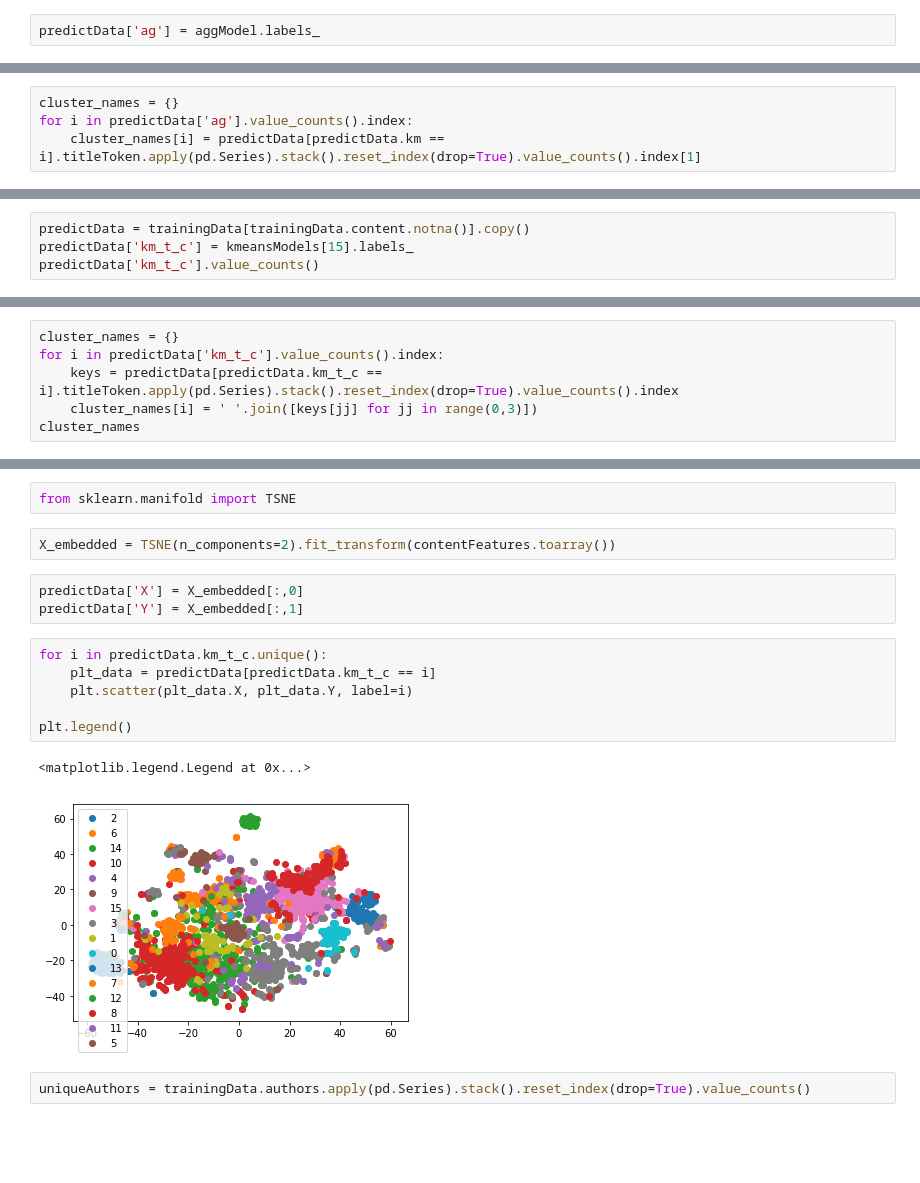
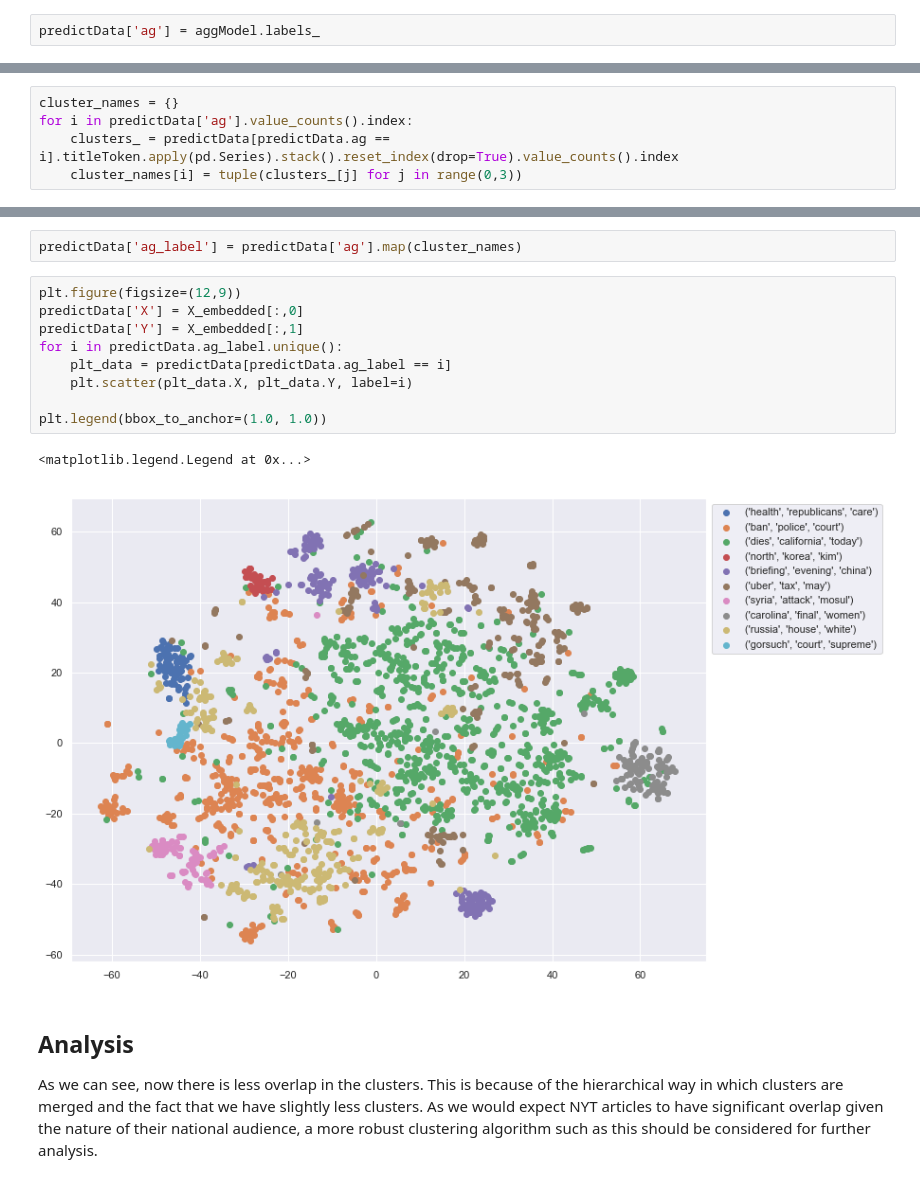
Before and after one commit to levilentz/document_modeling, a Jupyter notebook: Axios_coding.ipynb, the cells around one changed output, grey strips where cells are left out. Cells and saved outputs as stored; diff of their text form; blank space fills up the shorter version.

```diff
--- a/Axios_coding.ipynb
+++ b/Axios_coding.ipynb
@@ -206,7 +286,8 @@ Name: ag, dtype: int64
 # %%
 cluster_names = {}
 for i in predictData['ag'].value_counts().index:
-    cluster_names[i] = predictData[predictData.km == i].titleToken.apply(pd.Series).stack().reset_index(drop=True).value_counts().index[1]
+    clusters_ = predictData[predictData.ag == i].titleToken.apply(pd.Series).stack().reset_index(drop=True).value_counts().index
+    cluster_names[i] = tuple(clusters_[j] for j in range(0,3))
 # %%
 cluster_names
 # %% [output]
@@ -289,4 +303,0 @@ pd.DataFrame(elbow_plot).plot(x='x',y='y')
-# %%
-predictData = trainingData[trainingData.content.notna()].copy()
-predictData['km_t_c'] = kmeansModels[15].labels_
-predictData['km_t_c'].value_counts()
@@ -311,6 +303,0 @@ Name: km_t_c, dtype: int64
-# %%
-cluster_names = {}
-for i in predictData['km_t_c'].value_counts().index:
-    keys = predictData[predictData.km_t_c == i].titleToken.apply(pd.Series).stack().reset_index(drop=True).value_counts().index
-    cluster_names[i] = ' '.join([keys[jj] for jj in range(0,3)])
-cluster_names
@@ -334,18 +304,18 @@ cluster_names
-# %%
-from sklearn.manifold import TSNE
-# %%
-X_embedded = TSNE(n_components=2).fit_transform(contentFeatures.toarray())
-# %%
-predictData['X'] = X_embedded[:,0]
-predictData['Y'] = X_embedded[:,1]
+# %%
+predictData['ag_label'] = predictData['ag'].map(cluster_names)
 # %%
-for i in predictData.km_t_c.unique():
-    plt_data = predictData[predictData.km_t_c == i]
+plt.figure(figsize=(12,9))
+predictData['X'] = X_embedded[:,0]
+predictData['Y'] = X_embedded[:,1]
+for i in predictData.ag_label.unique():
+    plt_data = predictData[predictData.ag_label == i]
     plt.scatter(plt_data.X, plt_data.Y, label=i)
 
-plt.legend()
+plt.legend(bbox_to_anchor=(1.0, 1.0))
 # %% [output]
 <matplotlib.legend.Legend at 0x...>
-[figure, old version]
+[figure, new version]
-# %%
-uniqueAuthors = trainingData.authors.apply(pd.Series).stack().reset_index(drop=True).value_counts()
+# %% [markdown]
+## Analysis
+
+As we can see, now there is less overlap in the clusters. This is because of the hierarchical way in which clusters are merged and the fact that we have slightly less clusters. As we would expect NYT articles to have significant overlap given the nature of their national audience, a more robust clustering algorithm such as this should be considered for further analysis.
```
Also changed, not shown: parts of 45 cells of this notebook.
